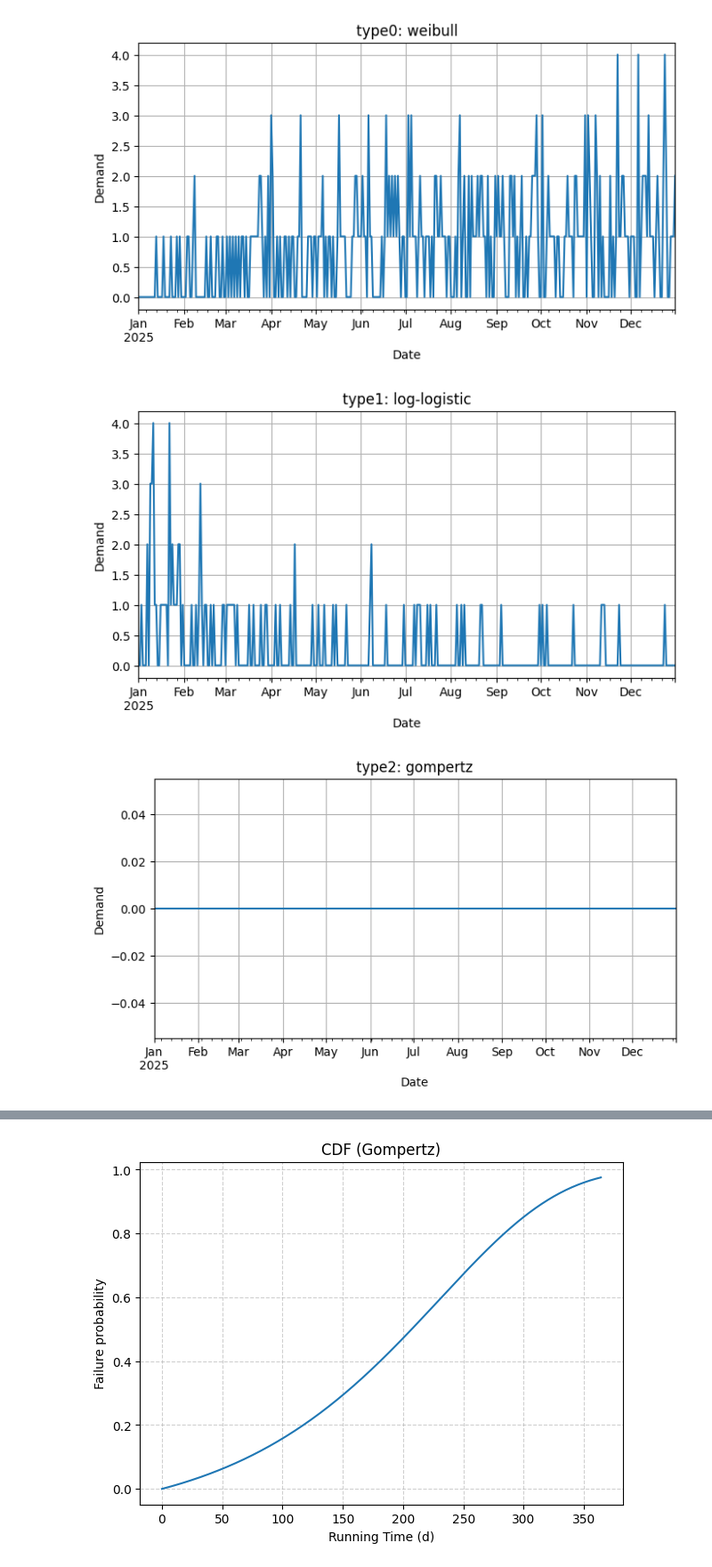
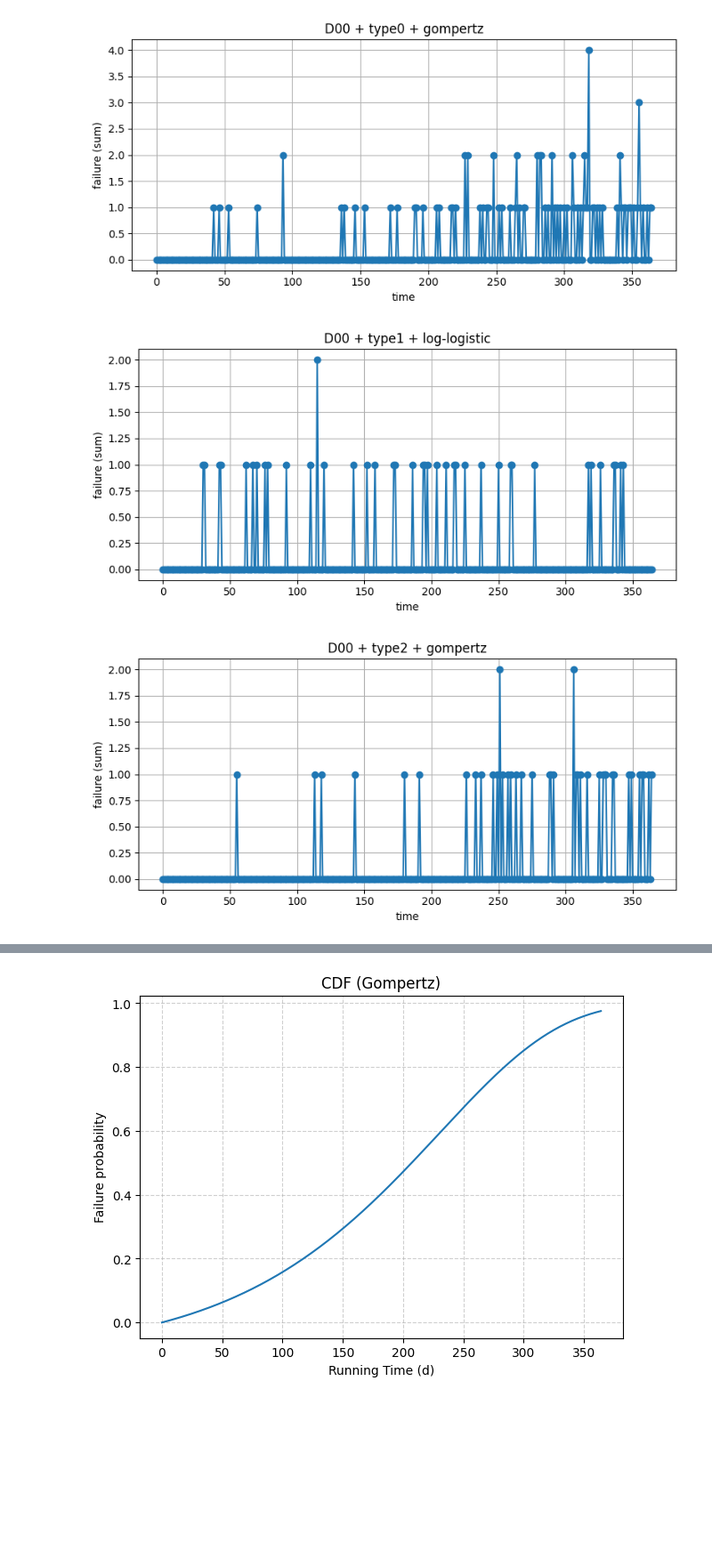
Before and after one commit to caisr-hh/TruckParts-Demand-Inventory-Simulator, a Jupyter notebook: main.ipynb, the cells around one changed output, grey strips where cells are left out. Shown at 89% size. Drawn from its saved outputs; the diff is of its cells as text; code cells hidden in the pictures; blank space fills up the shorter version.

Commit message:
make Dealer class and set independent paramter values for each part type in each dealer.

```diff
--- a/main.ipynb
+++ b/main.ipynb
@@ -33,6 +37,6 @@ cfg = SimulationConfig(
 )
 
 # Simulator
-sim = Simulator(config=cfg, seed=1, n_trucks=10, n_parts=100)
+sim = Simulator(config=cfg, seed=1, n_dealers=2)
 events = sim.run()
-# print(events)
+print(events[:10])
@@ -39,17 +49,22 @@ events = sim.run()
 # %%
 import matplotlib.pyplot as plt
 
 # Data Arrangement
 data_arrange = DataArrange(events=events, start_time=cfg.start_time)
+# print(data_arrange.event_data)
 
-# each part
-for col in data_arrange.data_part.columns[:10]:
-    data_arrange.data_part[col].plot(figsize=(8,4), title=str(col)+": "+str(sim.PART_INFO[col]["failure_model"]))
-    plt.xlabel("Date")
-    plt.ylabel("Demand")
+for (dealer, pt), df_sub in data_arrange.part_type_dealer.groupby(["dealer_id", "part_type"]):
+    plt.figure(figsize=(8, 4))
+    f_model = sim.dealer_failure_model[dealer][pt]["failure_model"]
+    plt.plot(df_sub["time"], df_sub["failure"], marker="o", linestyle="-")
+    title = f"{dealer} + {pt} + {f_model}"
+    plt.title(title)
+    plt.xlabel("time")
+    plt.ylabel("failure (sum)")
     plt.grid(True)
+    plt.tight_layout()
     plt.show()
 # %% [output]
-[figure, old version]
+[figure, new version]
-[figure, old version]
+[figure, new version]
-[figure, old version]
+[figure, new version]
```
Also changed, not shown: parts of 7 cells of this notebook, 13 other files.
